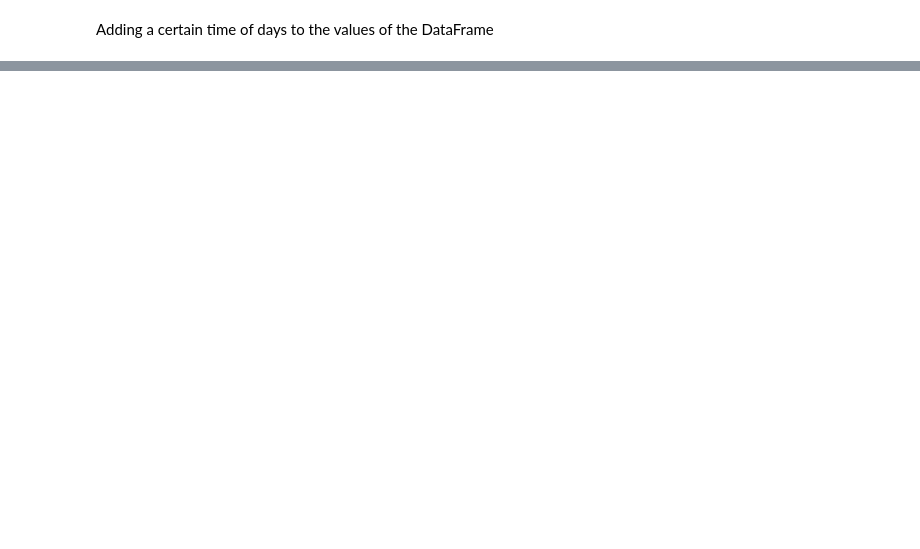
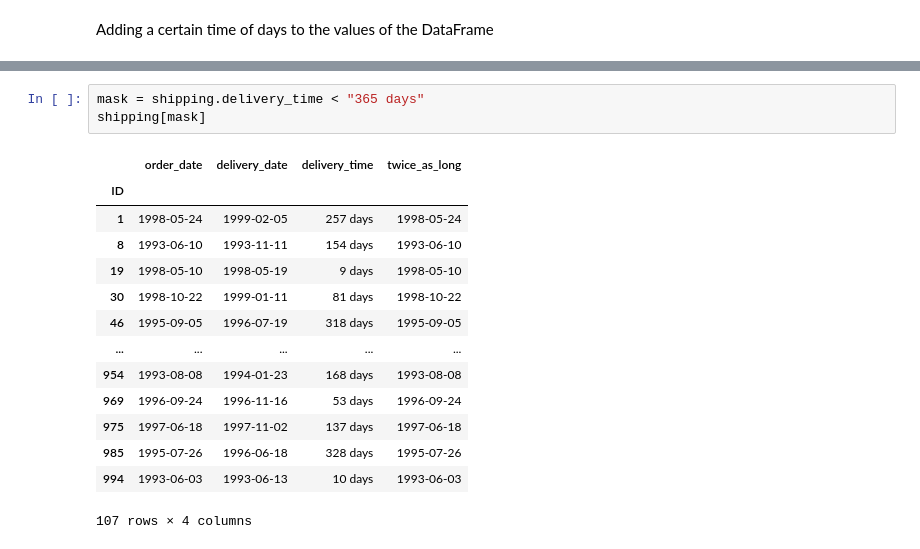
Before and after one commit to fabiodemo/course_data_analysis_with_pandas, a Jupyter notebook: pandas/Working with Dates and Times.ipynb, the cells around one changed output, grey strips where cells are left out. Drawn from its saved outputs; the diff is of its cells as text; blank space fills up the shorter version.

```diff
--- a/pandas/Working with Dates and Times.ipynb
+++ b/pandas/Working with Dates and Times.ipynb
@@ -361,0 +456,18 @@ DatetimeIndex(['2011-04-14 06:02:40', '2011-04-15 06:02:40',
+# %%
+mask = shipping.delivery_time < "365 days"
+shipping[mask]
+# %% [output]
+|  | order_date | delivery_date | delivery_time | twice_as_long |
+| ID |  |  |  |  |
+| 1 | 1998-05-24 | 1999-02-05 | 257 days | 1998-05-24 |
+| 8 | 1993-06-10 | 1993-11-11 | 154 days | 1993-06-10 |
+| 19 | 1998-05-10 | 1998-05-19 | 9 days | 1998-05-10 |
+| 30 | 1998-10-22 | 1999-01-11 | 81 days | 1998-10-22 |
+| 46 | 1995-09-05 | 1996-07-19 | 318 days | 1995-09-05 |
+| ... | ... | ... | ... | ... |
+| 954 | 1993-08-08 | 1994-01-23 | 168 days | 1993-08-08 |
+| 969 | 1996-09-24 | 1996-11-16 | 53 days | 1996-09-24 |
+| 975 | 1997-06-18 | 1997-11-02 | 137 days | 1997-06-18 |
+| 985 | 1995-07-26 | 1996-06-18 | 328 days | 1995-07-26 |
+| 994 | 1993-06-03 | 1993-06-13 | 10 days | 1993-06-03 |
+107 rows × 4 columns
```
Also changed, not shown: parts of 42 cells of this notebook.
